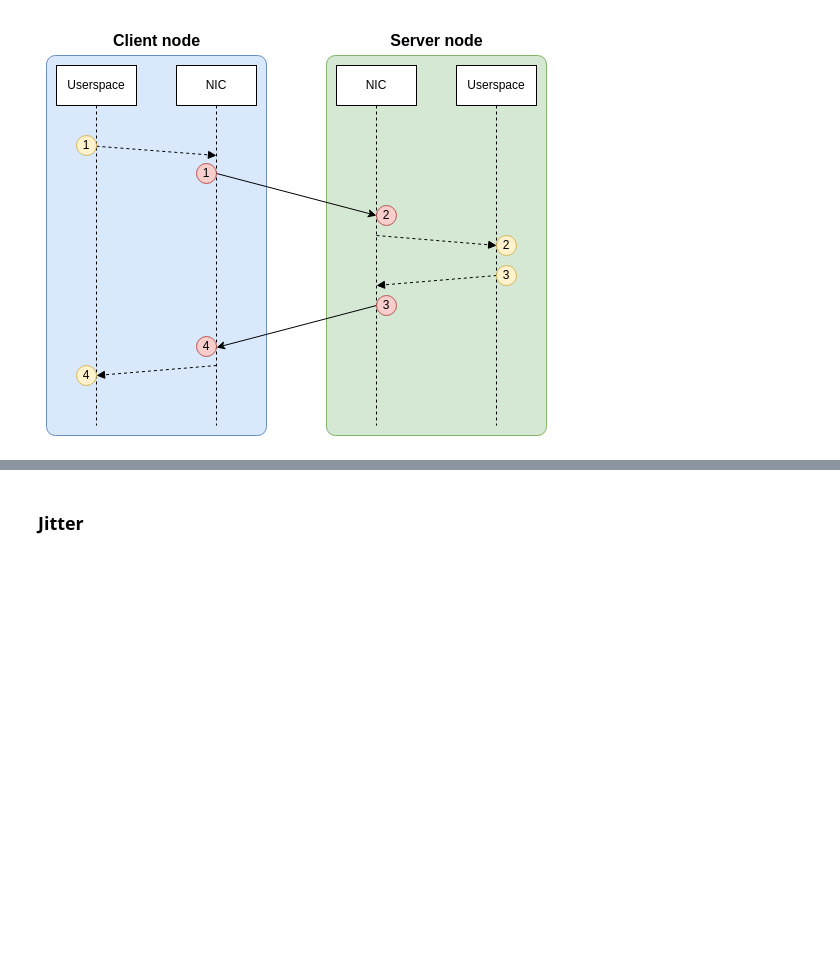
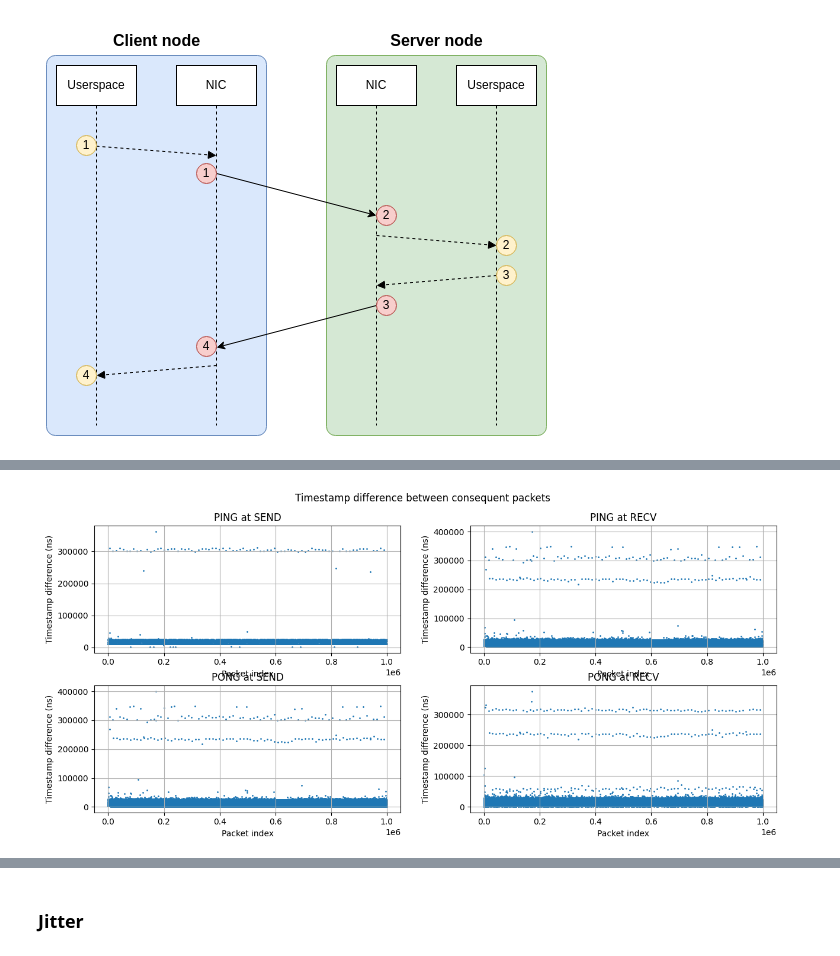
Before and after one commit to swystems/det-bypass, a Jupyter notebook: analysis/comparison/notebook.ipynb, the cells around one changed output, grey strips where cells are left out. Drawn from its saved outputs; the diff is of its cells as text; code cells hidden in the pictures; blank space fills up the shorter version.

```diff
--- a/analysis/comparison/notebook.ipynb
+++ b/analysis/comparison/notebook.ipynb
@@ -252,0 +145,4 @@ plot_latencies((xdpp_lat, "XDP Poll"), (xsk_lat, "AF_XDP"), (ud_lat, "RDMA UD"),
+# %%
+lib.plot_diffs(xdpp_diffs,1_000_000)
+# %% [output]
+[figure, new version]
```
Also changed, not shown: parts of 31 cells of this notebook, 2 other files.
